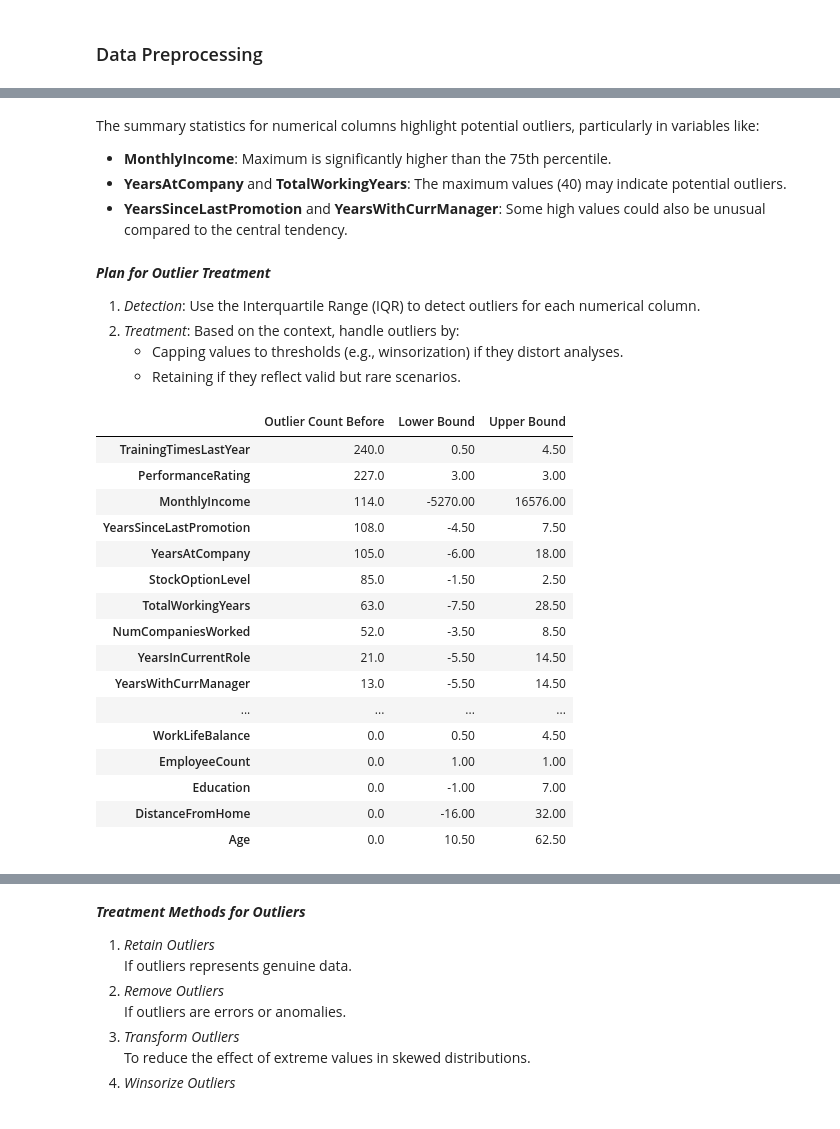
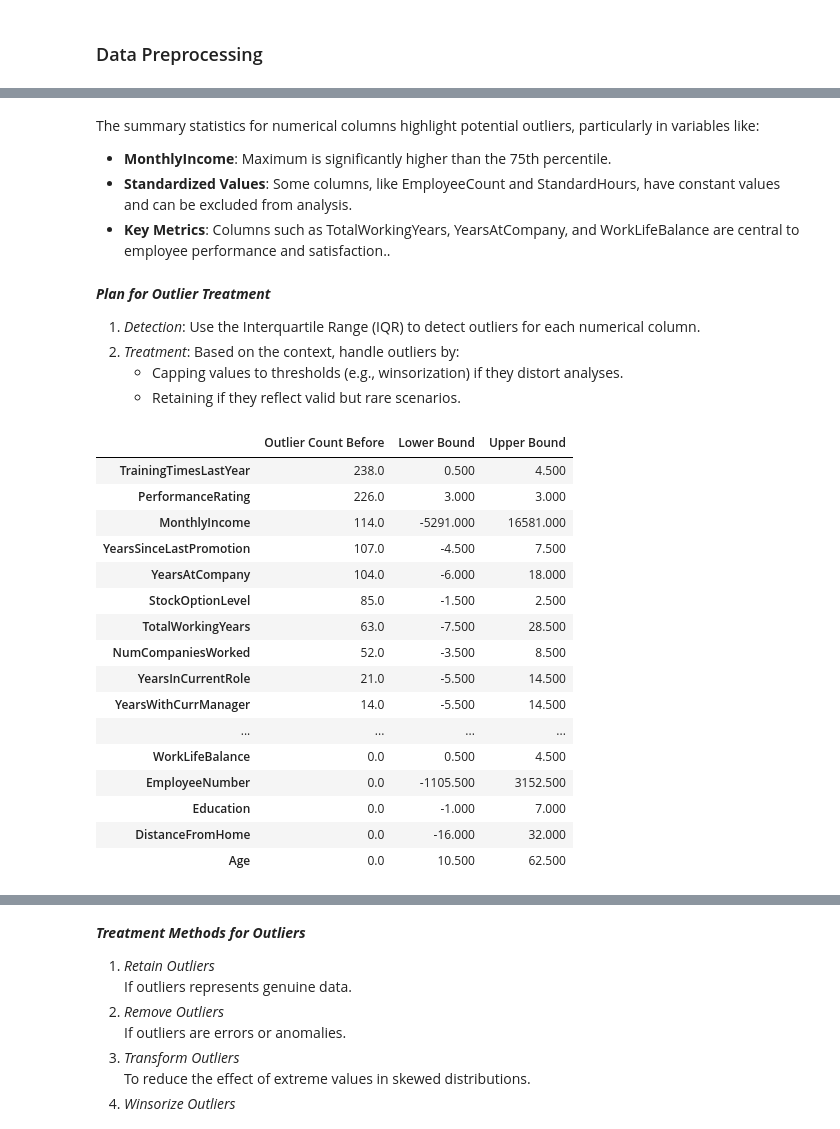
Before and after one commit to Aditya2413/hr_analysis, a Jupyter notebook: HR.ipynb, the cells around one changed output, grey strips where cells are left out. Drawn from its saved outputs; the diff is of its cells as text; code cells hidden in the pictures.

```diff
--- a/HR.ipynb
+++ b/HR.ipynb
@@ -16,7 +17,7 @@ filterwarnings('ignore')
 ### Data Collection
 # %%
 # Reading Data
-df = pd.read_csv(r'data\HR_Analytics.csv',na_values= "na")
+df = pd.read_csv(r'data\HR_Employee_Attrition.csv',na_values= "na")
 # %%
 # Check rows and columns in dataset
 print(f"No. of Rows in dataset: {df.shape[0]}")
@@ -159,7 +120,0 @@ dtype: int64
-# %%
-# Impute missing values based on attrition groups using transform for alignment
-df['YearsWithCurrManager'] = df.groupby('Attrition')['YearsWithCurrManager'].transform(lambda x: x.fillna(x.median()))
-
-# Verify if all missing values are handled
-missing_after_imputation = df['YearsWithCurrManager'].isnull().sum()
-print(f'Missing values after imputation: {missing_after_imputation}')
@@ -189,8 +122,11 @@ df.describe().T
 The summary statistics for numerical columns highlight potential outliers, particularly in variables like:
 
 - **MonthlyIncome**: Maximum is significantly higher than the 75th percentile.
-- **YearsAtCompany** and **TotalWorkingYears**: The maximum values (40) may indicate potential outliers.
-- **YearsSinceLastPromotion** and **YearsWithCurrManager**: Some high values could also be unusual compared to the central tendency.
+- **Standardized Values**: Some columns, like EmployeeCount and StandardHours, have constant values and can be excluded from analysis.
+- **Key Metrics**: Columns such as TotalWorkingYears, YearsAtCompany, and WorkLifeBalance are central to employee performance and satisfaction..
+# %%
+# Dropping column that are not useful for the analysis
+df.drop(['StandardHours','EmployeeCount'],axis=1,inplace=True)
 # %% [markdown]
 ***Plan for Outlier Treatment***
 1. *Detection*: Use the Interquartile Range (IQR) to detect outliers for each numerical column.
@@ -219,41 +155,41 @@ def outlier_treatment(df,column):
         print(f"Outliers in {col} have been treated")
     return df
 # %%
-
+numeric_cols = df.select_dtypes(include=[np.number]).columns
 outlier_treatment_results = {}
 
-for col in numeric_col:
+for col in numeric_cols:
     # Detect outliers
     outliers, lower, upper = detect_outliers_iqr(df, col)
 
     # Count of outliers
     outlier_count = outliers.shape[0]
 
     # Store the results for summary
     outlier_treatment_results[col] = {
         "Outlier Count Before": outlier_count,
         "Lower Bound": lower,
         "Upper Bound": upper,
     }
 
 # Convert results to a DataFrame for review
 outlier_treatment_summary_df = pd.DataFrame(outlier_treatment_results).T
 outlier_treatment_summary_df.sort_values("Outlier Count Before", ascending=False)
 # %% [output]
 |  | Outlier Count Before | Lower Bound | Upper Bound |
-| TrainingTimesLastYear | 240.0 | 0.50 | 4.50 |
-| PerformanceRating | 227.0 | 3.00 | 3.00 |
-| MonthlyIncome | 114.0 | -5270.00 | 16576.00 |
-| YearsSinceLastPromotion | 108.0 | -4.50 | 7.50 |
-| YearsAtCompany | 105.0 | -6.00 | 18.00 |
-| StockOptionLevel | 85.0 | -1.50 | 2.50 |
-| TotalWorkingYears | 63.0 | -7.50 | 28.50 |
-| NumCompaniesWorked | 52.0 | -3.50 | 8.50 |
-| YearsInCurrentRole | 21.0 | -5.50 | 14.50 |
-| YearsWithCurrManager | 13.0 | -5.50 | 14.50 |
+| TrainingTimesLastYear | 238.0 | 0.500 | 4.500 |
+| PerformanceRating | 226.0 | 3.000 | 3.000 |
+| MonthlyIncome | 114.0 | -5291.000 | 16581.000 |
+| YearsSinceLastPromotion | 107.0 | -4.500 | 7.500 |
+| YearsAtCompany | 104.0 | -6.000 | 18.000 |
+| StockOptionLevel | 85.0 | -1.500 | 2.500 |
+| TotalWorkingYears | 63.0 | -7.500 | 28.500 |
+| NumCompaniesWorked | 52.0 | -3.500 | 8.500 |
+| YearsInCurrentRole | 21.0 | -5.500 | 14.500 |
+| YearsWithCurrManager | 14.0 | -5.500 | 14.500 |
 | ... | ... | ... | ... |
-| WorkLifeBalance | 0.0 | 0.50 | 4.50 |
-| EmployeeCount | 0.0 | 1.00 | 1.00 |
-| Education | 0.0 | -1.00 | 7.00 |
-| DistanceFromHome | 0.0 | -16.00 | 32.00 |
-| Age | 0.0 | 10.50 | 62.50 |
+| WorkLifeBalance | 0.0 | 0.500 | 4.500 |
+| EmployeeNumber | 0.0 | -1105.500 | 3152.500 |
+| Education | 0.0 | -1.000 | 7.000 |
+| DistanceFromHome | 0.0 | -16.000 | 32.000 |
+| Age | 0.0 | 10.500 | 62.500 |
```
Also changed, not shown: parts of 34 cells of this notebook, 5 other files.
